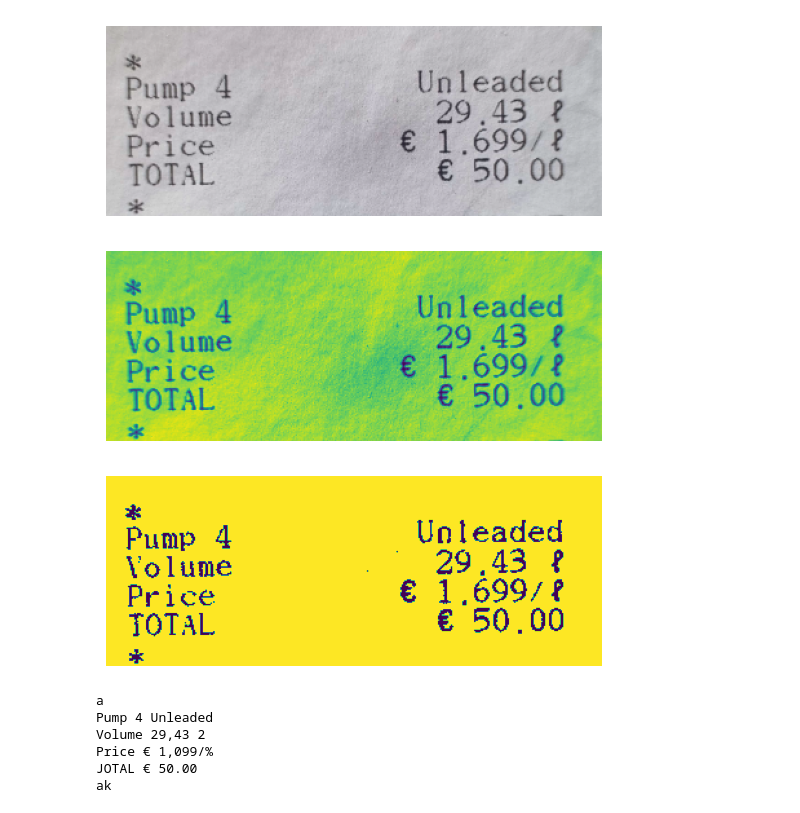
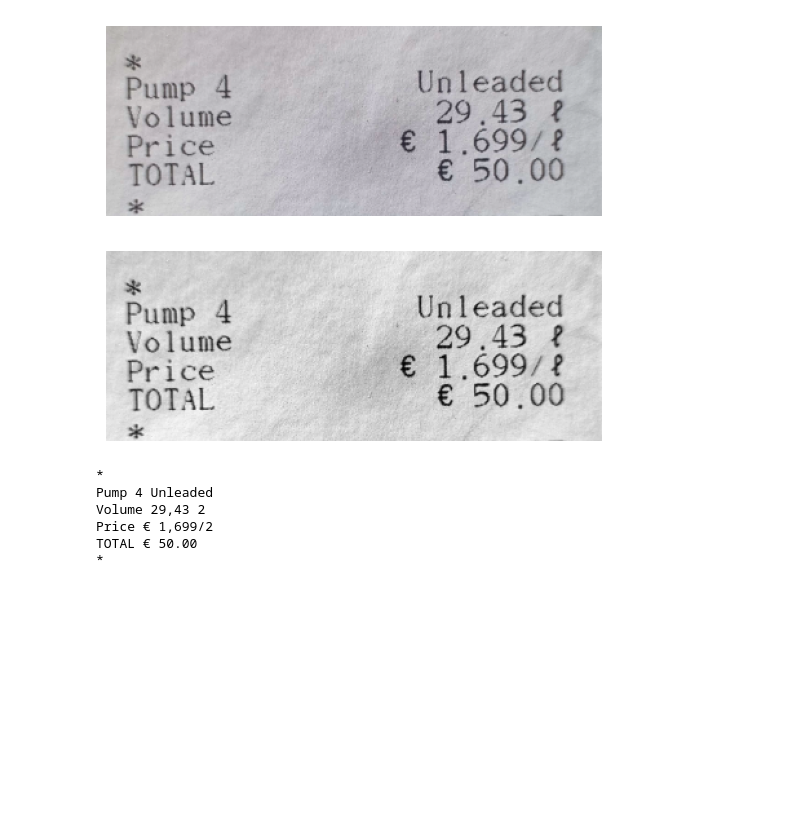
Before and after one commit to ndavido/fuelbuddy, a Jupyter notebook: Backend/OCR_Jupyter/ocr_reciepts.ipynb, the cells around one changed output. Saved outputs shown, nothing was run; the diff lists cells and outputs as text; code cells hidden in the pictures; blank space fills up the shorter version.

Commit message:
🚧📸 Updated test images

```diff
--- a/Backend/OCR_Jupyter/ocr_reciepts.ipynb
+++ b/Backend/OCR_Jupyter/ocr_reciepts.ipynb
@@ -12,32 +13,35 @@ plt.axis('off')
 plt.show()
 # %% [output]
 [figure]
-# %%
-image = cv2.cvtColor(image, cv2.COLOR_BGR2GRAY)
-plt.imshow(image)
-plt.axis('off')
-plt.show()
-
-image = cv2.threshold(image, 0, 255, cv2.THRESH_BINARY | cv2.THRESH_OTSU)[1]
-plt.imshow(image)
-plt.axis('off')
-plt.show()
-# %% [output]
-[figure, removed]
-[figure, removed]
+# %%
+def preprocess(image):
+
+    # Convert to grayscale
+    gray = cv2.cvtColor(image, cv2.COLOR_BGR2GRAY)
+
+    return gray
+# %%
+plt.imshow(preprocess(image), cmap='gray')
+plt.axis('off')
+plt.show()
+# %% [output]
+[figure, added]
 # %%
-text = pytesseract.image_to_string(image)
+
+custom_config = r'--oem 3 --psm 6 outputbase digits'
+
+text = pytesseract.image_to_string(preprocess(image))
 filtered_text = '\n'.join(
     line for line in text.split('\n') if line.strip() != '')
 
 print(filtered_text)
 # %% [output]
-a
+*
 Pump 4 Unleaded
 Volume 29,43 2
-Price € 1,099/%
-JOTAL € 50.00
-ak
+Price € 1,699/2
+TOTAL € 50.00
+*
 # %%
 import re
 from fuzzywuzzy import process
```
Also changed, not shown: parts of 2 cells of this notebook, 3 other files.
